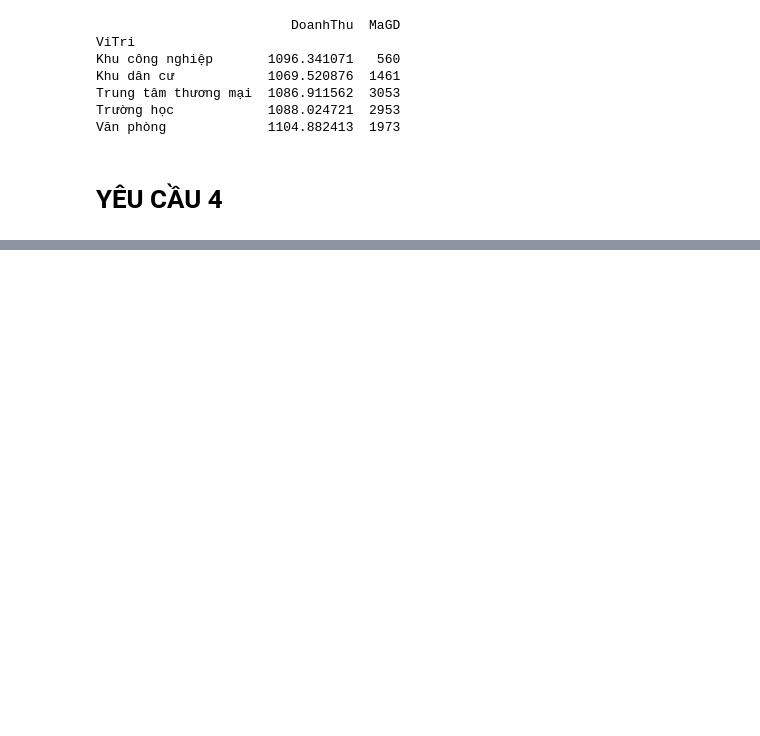
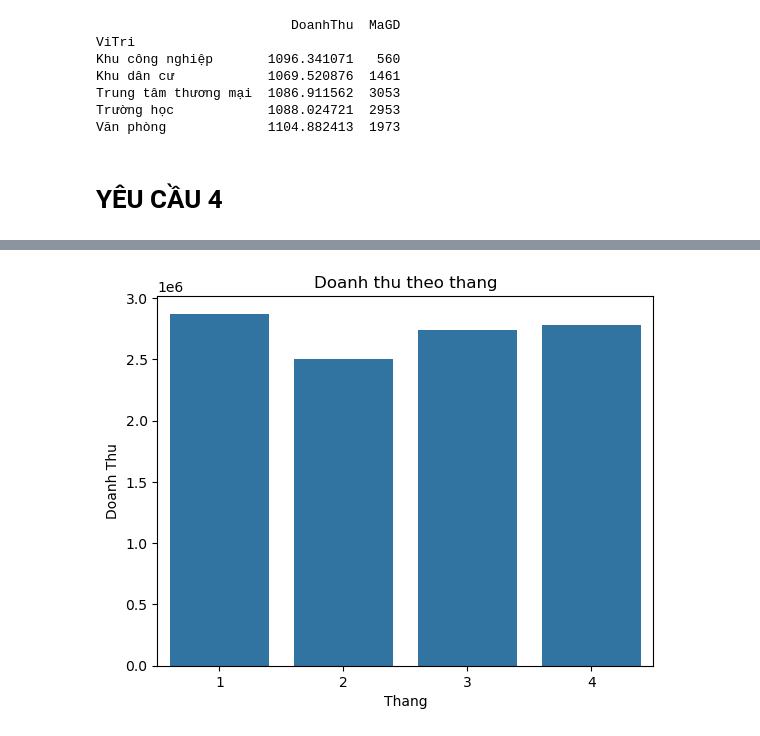
Before and after one commit to anhoang0502/PT_DoanhThu_chuoi_cua_hang_tien_loi, a Jupyter notebook: btvn.ipynb, the cells around one changed output, grey strips where cells are left out. Drawn from its saved outputs; the diff is of its cells as text; code cells hidden in the pictures; blank space fills up the shorter version.

```diff
--- a/btvn.ipynb
+++ b/btvn.ipynb
@@ -452,0 +465,4 @@ Văn phòng             1104.882413  1973
+# %%
+dt_thang = df_all.groupby('Thang')['DoanhThu'].sum().reset_index()
+dt_thang
+# df_all['Thang'].unique()
@@ -452,0 +484,9 @@ Văn phòng             1104.882413  1973
+# %%
+plt.figsize = (8,6)
+sbn.barplot(data = dt_thang,x='Thang', y='DoanhThu')
+plt.title('Doanh thu theo thang')
+plt.xlabel('Thang')
+plt.ylabel('Doanh Thu')
+plt.show()
+# %% [output]
+[figure, added]
```
Also changed, not shown: parts of 19 cells of this notebook.
